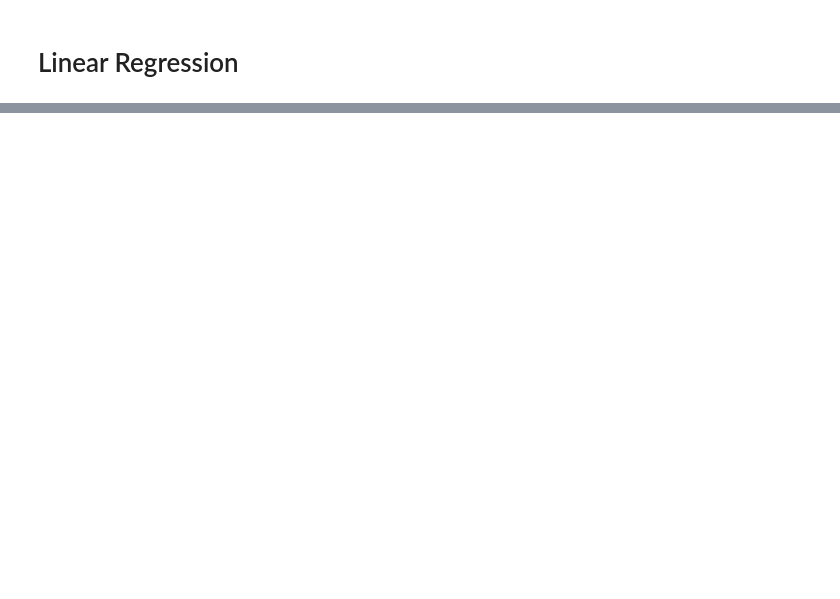
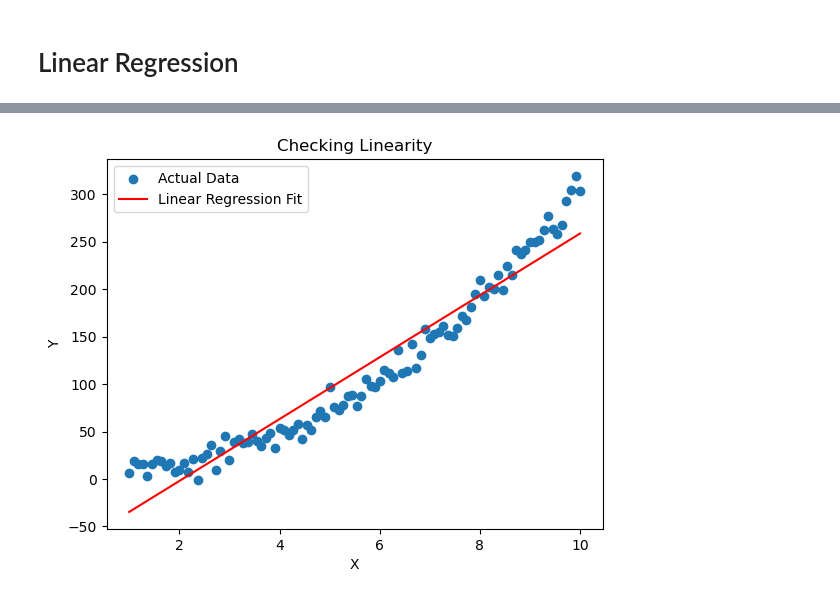
Before and after one commit to Ahmadbader17/fromScratch, a Jupyter notebook: linear_regression.ipynb, the cells around one changed output, grey strips where cells are left out. Saved outputs shown, nothing was run; the diff lists cells and outputs as text; code cells hidden in the pictures; blank space fills up the shorter version.

```diff
--- a/linear_regression.ipynb
+++ b/linear_regression.ipynb
@@ -207,0 +419,24 @@ Trained Bias (Intercept): 0.4300
+# %%
+import numpy as np
+import matplotlib.pyplot as plt
+from sklearn.linear_model import LinearRegression
+
+# Generate synthetic non-linear data
+X = np.linspace(1, 10, 100).reshape(-1, 1)
+Y = 3 * (X ** 2) + np.random.normal(0, 10, size=X.shape)  # Quadratic relationship
+
+# Fit Linear Regression Model
+model = LinearRegression()
+model.fit(X, Y)
+Y_pred = model.predict(X)
+
+# Plot actual vs predicted
+plt.scatter(X, Y, label="Actual Data")
+plt.plot(X, Y_pred, color="red", label="Linear Regression Fit")
+plt.xlabel("X")
+plt.ylabel("Y")
+plt.legend()
+plt.title("Checking Linearity")
+plt.show()
+# %% [output]
+[figure, added]
```
Also changed, not shown: parts of 37 cells of this notebook.
